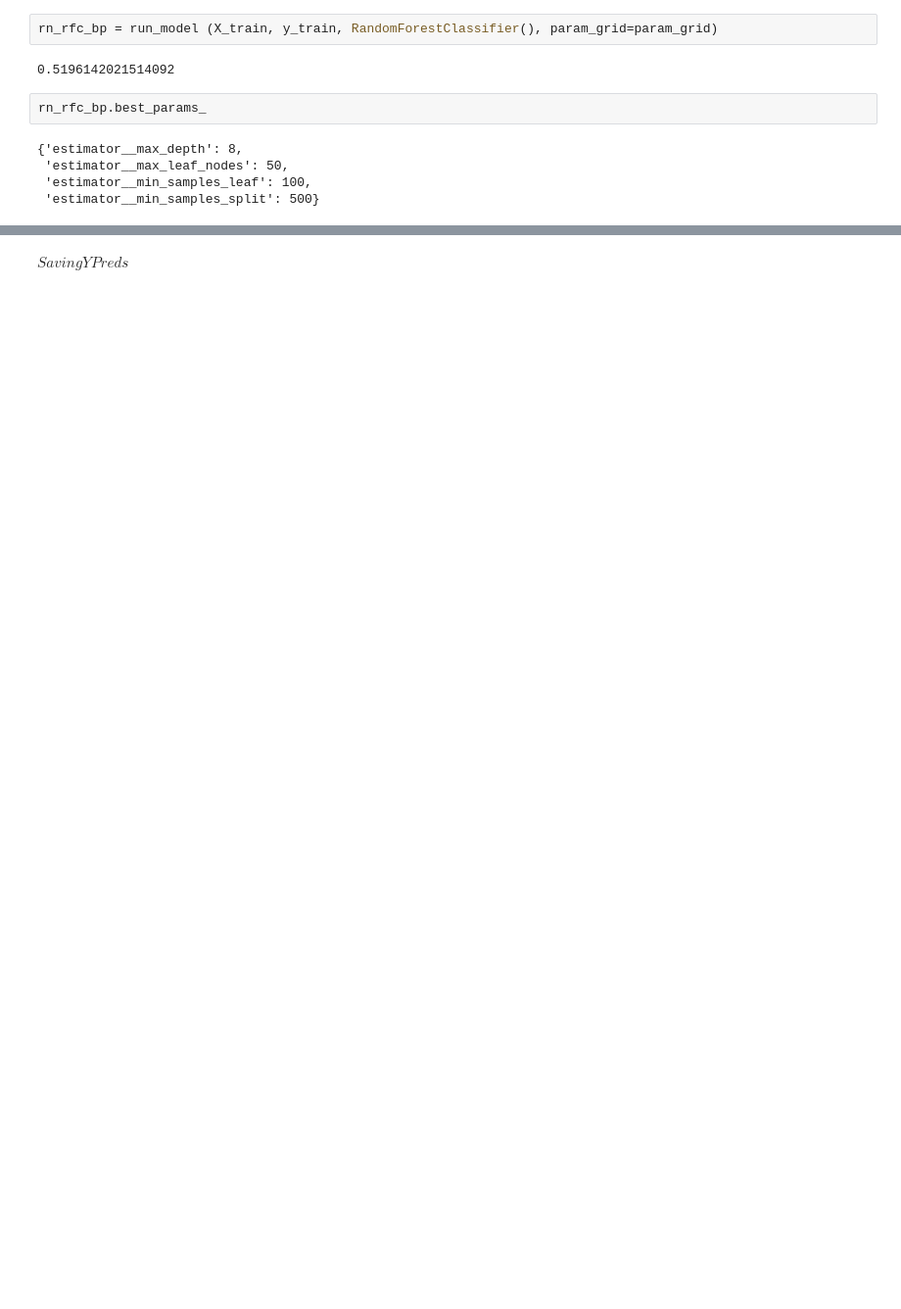
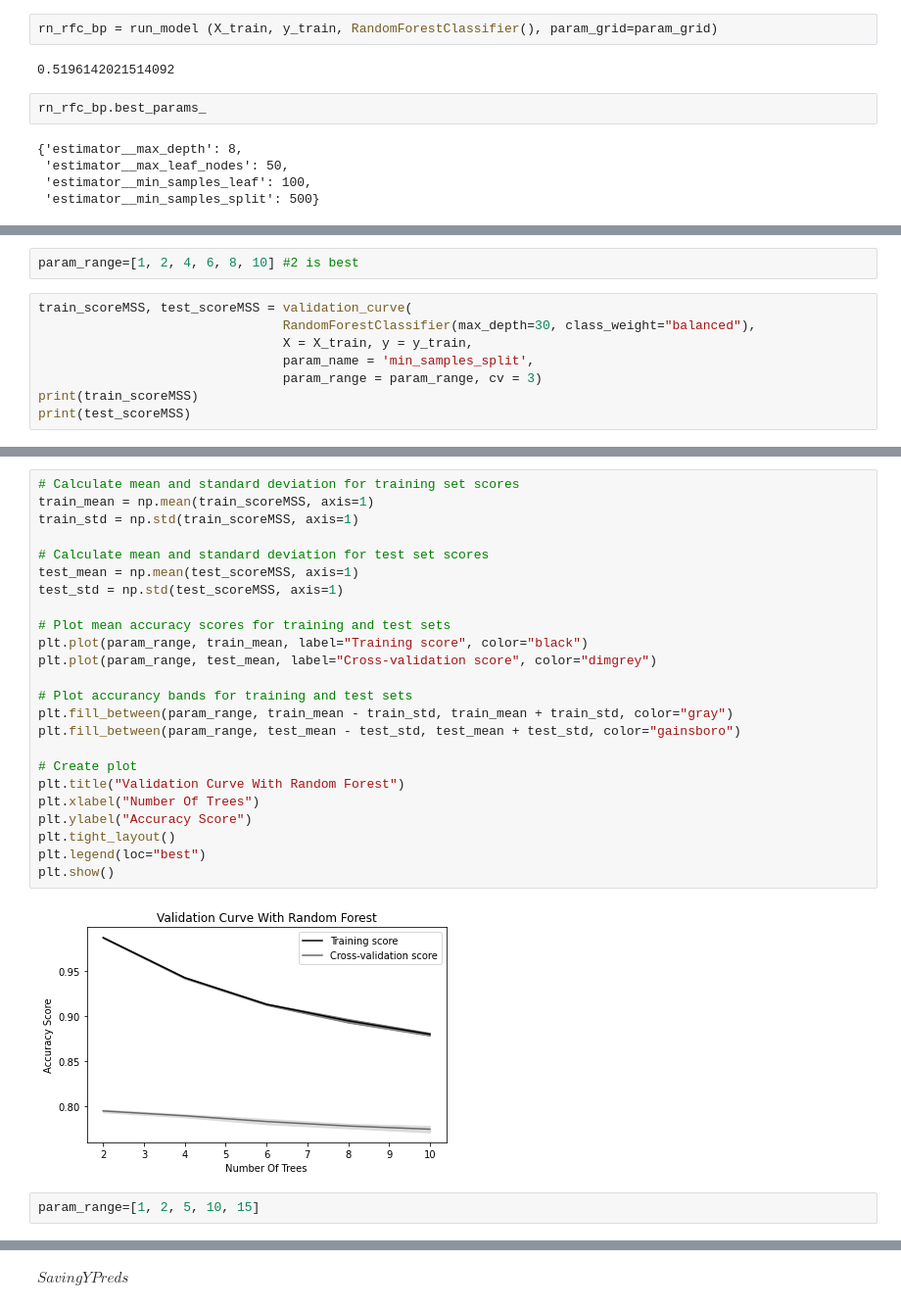
Before and after one commit to Caellwyn/well-predicter-tanzania, a Jupyter notebook: data_exploration/WillsCleanRoom.ipynb, the cells around one changed output, grey strips where cells are left out. Shown at 98% size. Cells and saved outputs as stored; diff of their text form; blank space fills up the shorter version.

```diff
--- a/data_exploration/WillsCleanRoom.ipynb
+++ b/data_exploration/WillsCleanRoom.ipynb
@@ -156,0 +255,10 @@ rn_rfc_bp.best_params_
+# %%
+param_range=[1, 2, 4, 6, 8, 10] #2 is best
+# %%
+train_scoreMSS, test_scoreMSS = validation_curve(
+                                RandomForestClassifier(max_depth=30, class_weight="balanced"),
+                                X = X_train, y = y_train,
+                                param_name = 'min_samples_split',
+                                param_range = param_range, cv = 3)
+print(train_scoreMSS)
+print(test_scoreMSS)
@@ -156,0 +278,28 @@ rn_rfc_bp.best_params_
+# %%
+# Calculate mean and standard deviation for training set scores
+train_mean = np.mean(train_scoreMSS, axis=1)
+train_std = np.std(train_scoreMSS, axis=1)
+
+# Calculate mean and standard deviation for test set scores
+test_mean = np.mean(test_scoreMSS, axis=1)
+test_std = np.std(test_scoreMSS, axis=1)
+
+# Plot mean accuracy scores for training and test sets
+plt.plot(param_range, train_mean, label="Training score", color="black")
+plt.plot(param_range, test_mean, label="Cross-validation score", color="dimgrey")
+
+# Plot accurancy bands for training and test sets
+plt.fill_between(param_range, train_mean - train_std, train_mean + train_std, color="gray")
+plt.fill_between(param_range, test_mean - test_std, test_mean + test_std, color="gainsboro")
+
+# Create plot
+plt.title("Validation Curve With Random Forest")
+plt.xlabel("Number Of Trees")
+plt.ylabel("Accuracy Score")
+plt.tight_layout()
+plt.legend(loc="best")
+plt.show()
+# %% [output]
+[figure, added]
+# %%
+param_range=[1, 2, 5, 10, 15]
```
Also changed, not shown: parts of 43 cells of this notebook, 1 other file.
